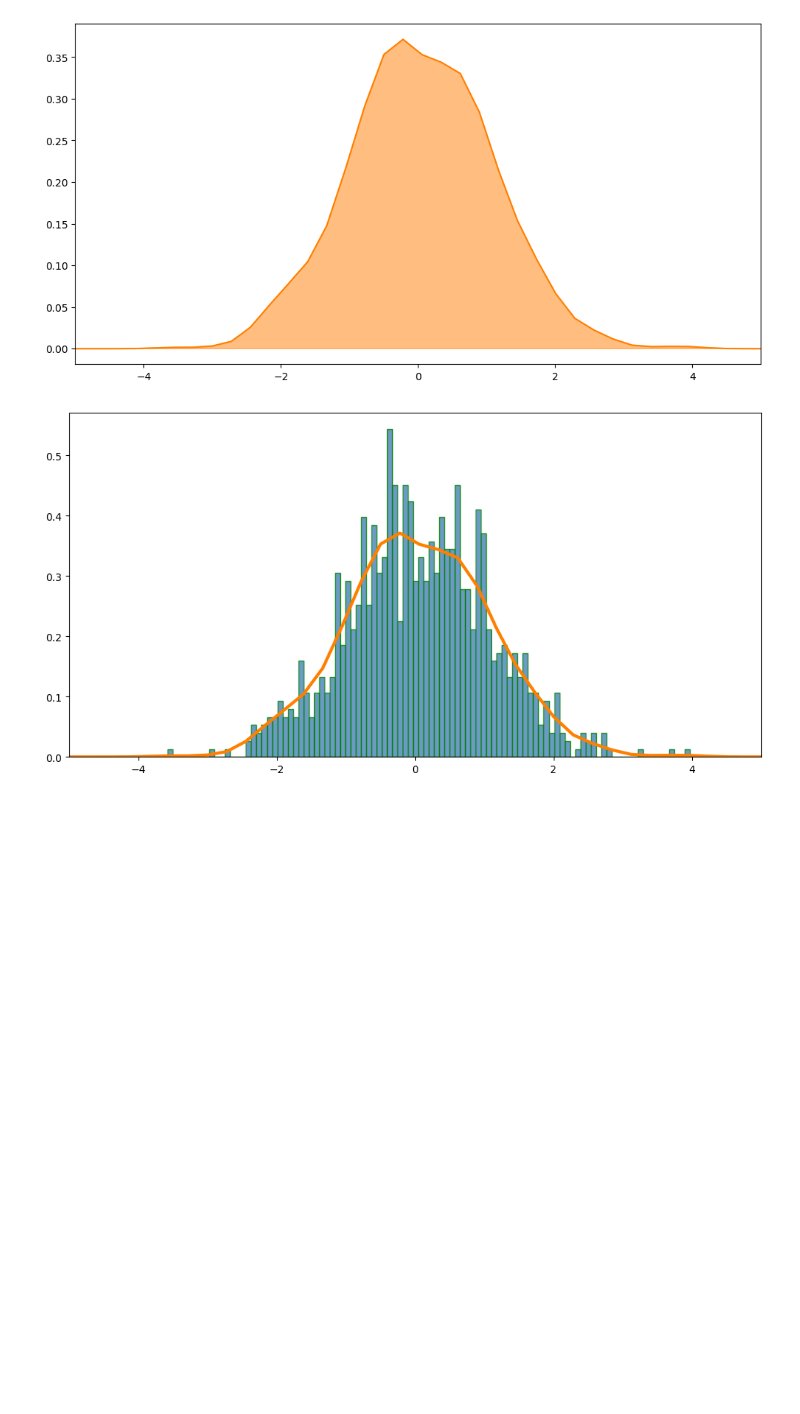
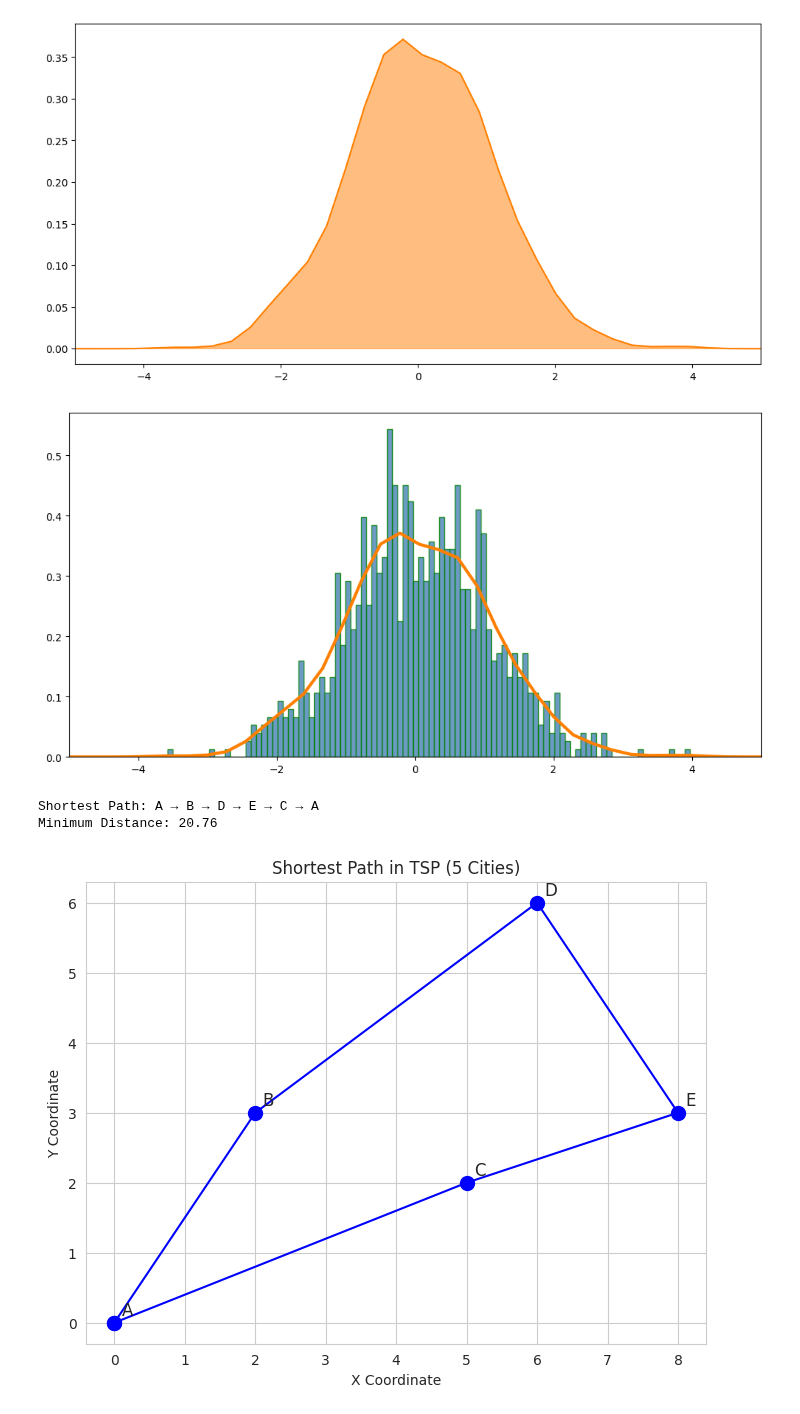
Before and after one commit to dabster108/Dataanalysis_numpy, a Jupyter notebook: Data_cleaning_visualization.ipynb, the cells around one changed output. Drawn from its saved outputs; the diff is of its cells as text; code cells hidden in the pictures; blank space fills up the shorter version.

```diff
--- a/Data_cleaning_visualization.ipynb
+++ b/Data_cleaning_visualization.ipynb
@@ -209,3 +209,75 @@ plt.xlim(xmin=-5, xmax=5)
 plt.show()
 # %% [output]
 [figure]
+# %%
+
+import numpy as np
+import pandas as pd
+import itertools
+import matplotlib.pyplot as plt
+import seaborn as sns
+
+# Step 1: Define the cities and their coordinates
+cities = ['A', 'B', 'C', 'D', 'E']
+coordinates = {
+    'A': (0, 0),
+    'B': (2, 3),
+    'C': (5, 2),
+    'D': (6, 6),
+    'E': (8, 3)
+}
+
+# Step 2: Create a distance matrix
+def euclidean(p1, p2):
+    return np.sqrt((p1[0] - p2[0])**2 + (p1[1] - p2[1])**2)
+
+distance_matrix = pd.DataFrame(index=cities, columns=cities)
+
+for city1 in cities:
+    for city2 in cities:
+        if city1 != city2:
+            distance_matrix.loc[city1, city2] = euclidean(coordinates[city1], coordinates[city2])
+        else:
+            distance_matrix.loc[city1, city2] = 0
+
+distance_matrix = distance_matrix.astype(float)
+
+# Step 3: Try all permutations of cities (starting and ending at the same city)
+min_path = None
+min_distance = float('inf')
+
+for perm in itertools.permutations(cities[1:]):  # Fix starting at city A
+    path = ['A'] + list(perm) + ['A']
+    distance = 0
+    for i in range(len(path) - 1):
+        distance += distance_matrix.loc[path[i], path[i+1]]
+    if distance < min_distance:
+        min_distance = distance
+        min_path = path
+
+# Step 4: Print result
+print("Shortest Path:", ' → '.join(min_path))
+print("Minimum Distance: {:.2f}".format(min_distance))
+
+# Step 5: Visualization
+x_vals = [coordinates[city][0] for city in min_path]
+y_vals = [coordinates[city][1] for city in min_path]
+
+plt.figure(figsize=(8, 6))
+sns.set_style("whitegrid")
+
+# Plot path
+plt.plot(x_vals, y_vals, marker='o', linestyle='-', color='blue', markersize=10)
+
+# Annotate cities
+for city in coordinates:
+    plt.text(coordinates[city][0] + 0.1, coordinates[city][1] + 0.1, city, fontsize=12)
+
+plt.title("Shortest Path in TSP (5 Cities)")
+plt.xlabel("X Coordinate")
+plt.ylabel("Y Coordinate")
+plt.show()
+# %% [output]
+Shortest Path: A → B → D → E → C → A
+Minimum Distance: 20.76
+[figure, added]
```
